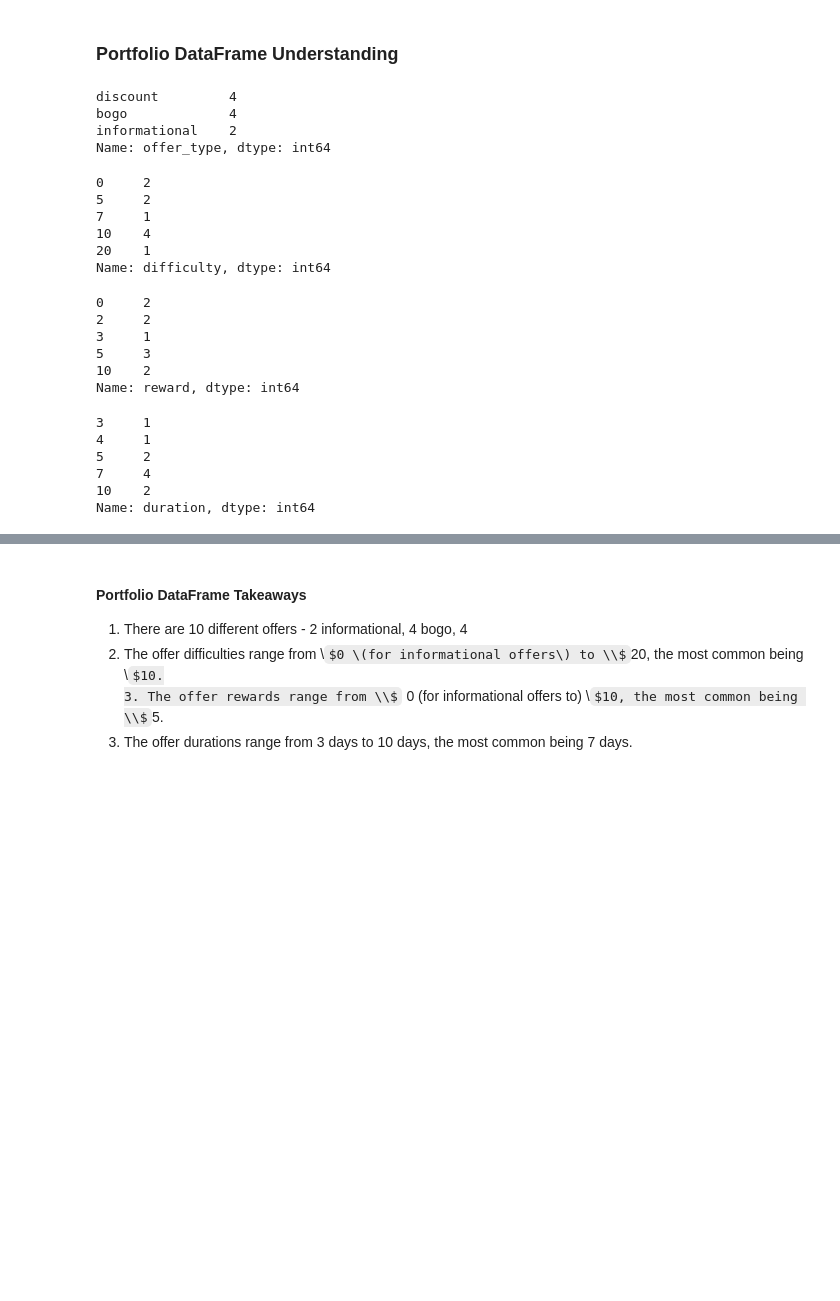
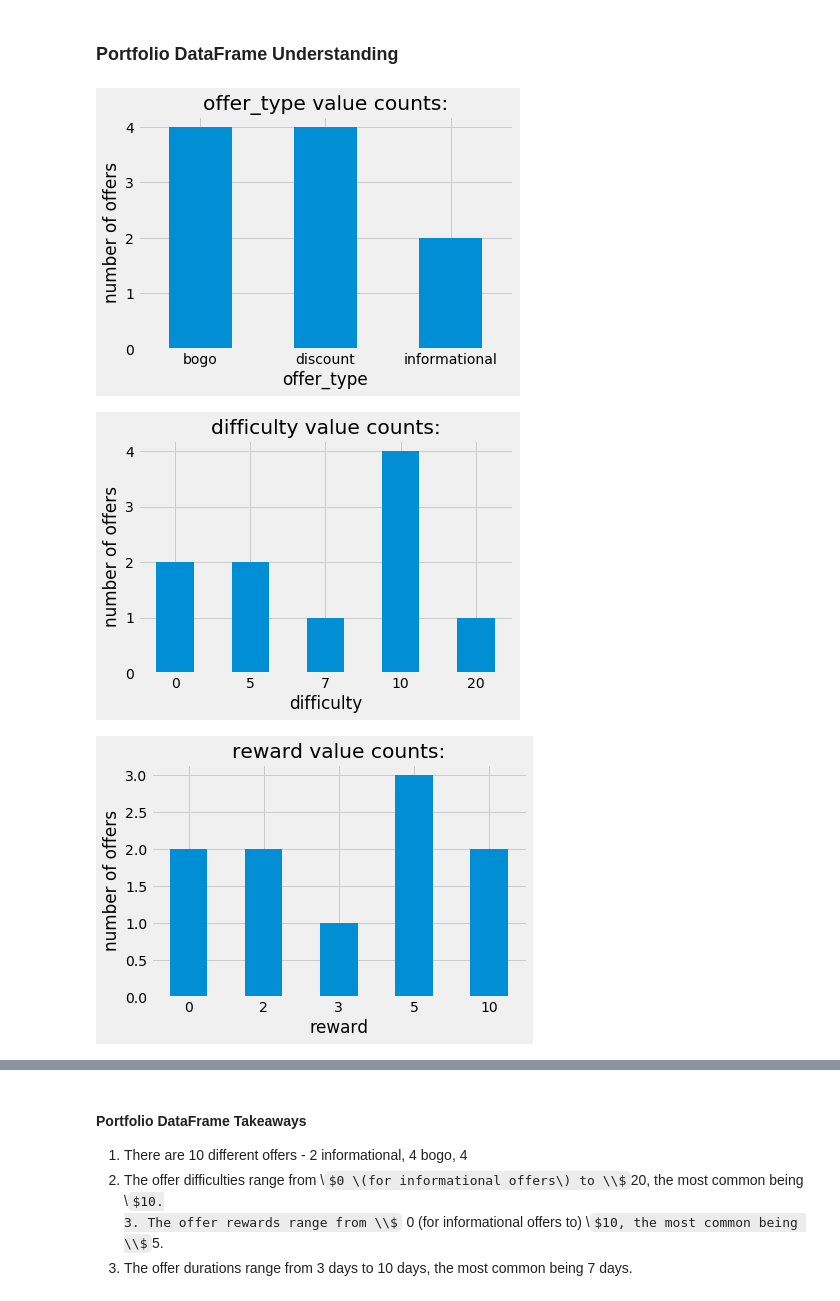
Before and after one commit to jnish23/Starbucks-Capstone, a Jupyter notebook: Starbucks_Capstone_notebook.ipynb, the cells around one changed output, grey strips where cells are left out. Cells and saved outputs as stored; diff of their text form; code cells hidden in the pictures; some formulas as TeX source; blank space fills up the shorter version.

Commit message:
completed plot_hist function

```diff
--- a/Starbucks_Capstone_notebook.ipynb
+++ b/Starbucks_Capstone_notebook.ipynb
@@ -142,38 +142,18 @@ profile shape:  (17000, 5)
 transcript shape:  (306534, 4)
 # %% [markdown]
 ### Portfolio DataFrame Understanding
-# %%
-# How many of each offer type do we have?
-portfolio['offer_type'].value_counts()
-# %% [output]
-discount         4
-bogo             4
-informational    2
-Name: offer_type, dtype: int64
-# %%
-portfolio['difficulty'].value_counts().sort_index()
-# %% [output]
-0     2
-5     2
-7     1
-10    4
-20    1
-Name: difficulty, dtype: int64
-# %%
-portfolio['reward'].value_counts().sort_index()
-# %% [output]
-0     2
-2     2
-3     1
-5     3
-10    2
-Name: reward, dtype: int64
-# %%
-portfolio['duration'].value_counts().sort_index()
-# %% [output]
-3     1
-4     1
-5     2
-7     4
-10    2
-Name: duration, dtype: int64
+# %%
+# How many of each offer type do we have?
+
+cols = ['offer_type', 'difficulty', 'reward', 'duration']
+
+for col in cols:
+    portfolio[col].value_counts().sort_index().plot.bar(title=col + " value counts:")
+    plt.xlabel(col)
+    plt.xticks(rotation=0)
+    plt.ylabel('number of offers')
+    plt.show()
+# %% [output]
+[figure, added]
+[figure, added]
+[figure, added]
```
Also changed, not shown: parts of 8 cells of this notebook.
